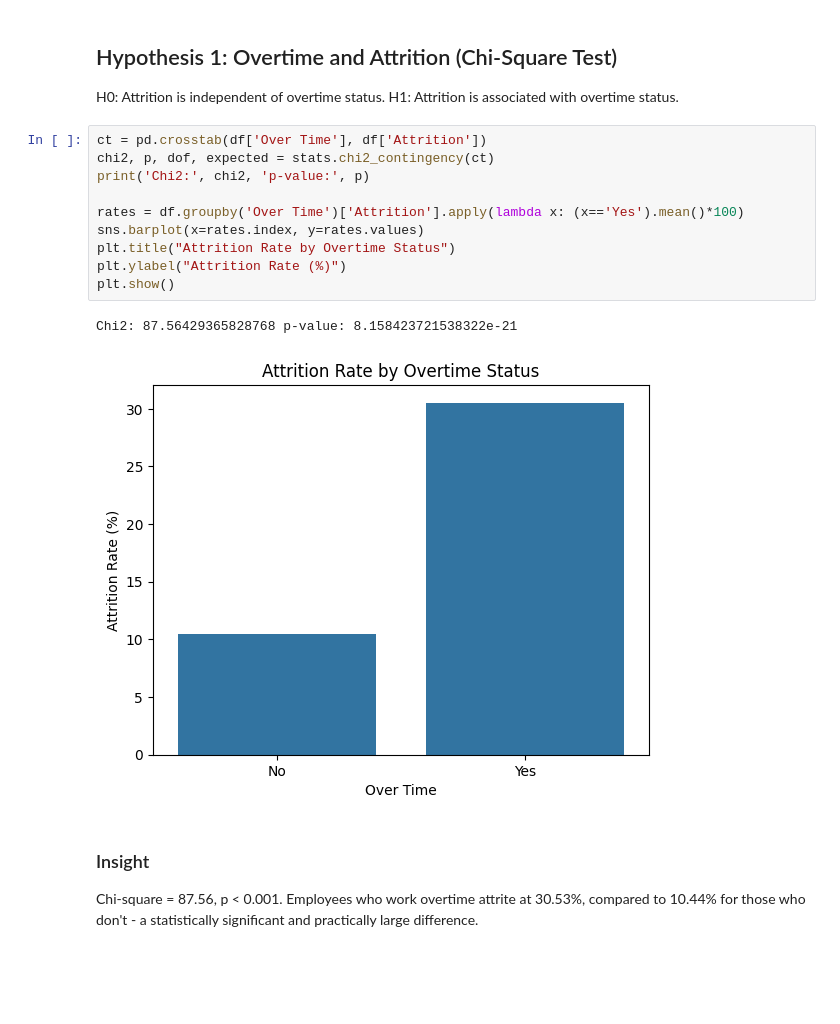
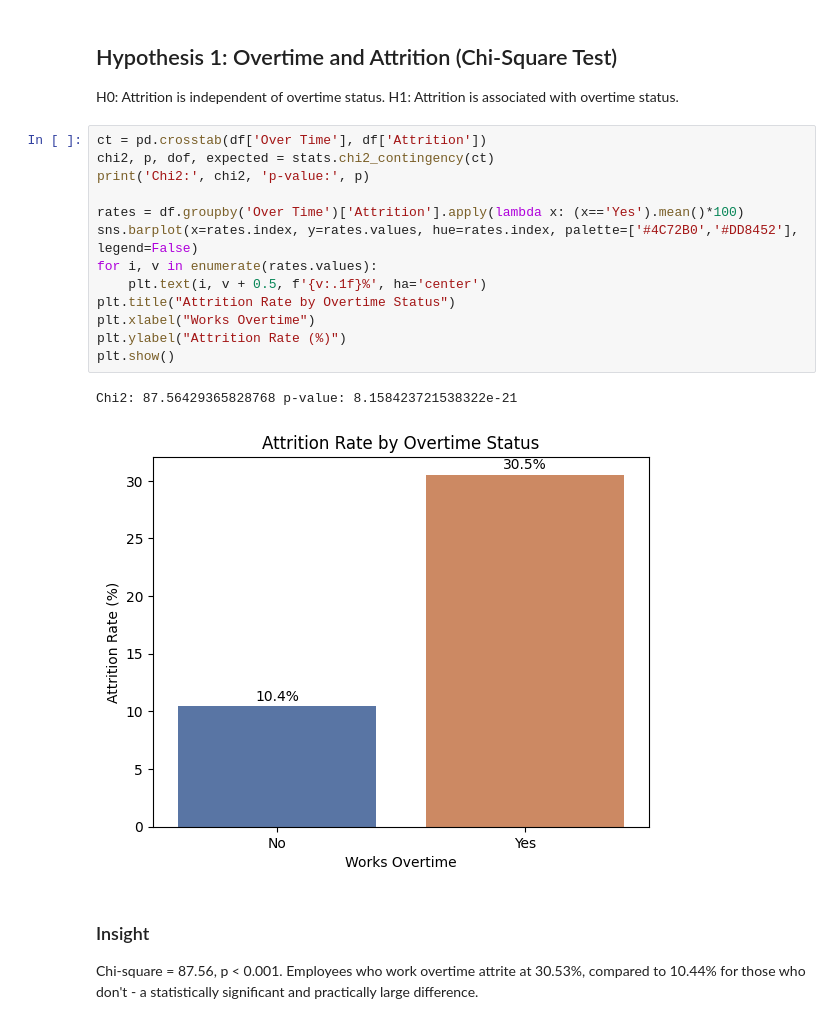
Before and after one commit to dishitak813/HR-Analytics-Tableau, a Jupyter notebook: hr_attrition_analysis.ipynb, the cells around one changed output. Drawn from its saved outputs; the diff is of its cells as text; blank space fills up the shorter version.

```diff
--- a/hr_attrition_analysis.ipynb
+++ b/hr_attrition_analysis.ipynb
@@ -28,16 +28,19 @@ H1: Attrition is associated with overtime status.
 # %%
 ct = pd.crosstab(df['Over Time'], df['Attrition'])
 chi2, p, dof, expected = stats.chi2_contingency(ct)
 print('Chi2:', chi2, 'p-value:', p)
 
 rates = df.groupby('Over Time')['Attrition'].apply(lambda x: (x=='Yes').mean()*100)
-sns.barplot(x=rates.index, y=rates.values)
+sns.barplot(x=rates.index, y=rates.values, hue=rates.index, palette=['#4C72B0','#DD8452'], legend=False)
+for i, v in enumerate(rates.values):
+    plt.text(i, v + 0.5, f'{v:.1f}%', ha='center')
 plt.title("Attrition Rate by Overtime Status")
+plt.xlabel("Works Overtime")
 plt.ylabel("Attrition Rate (%)")
 plt.show()
 # %% [output]
 Chi2: 87.56429365828768 p-value: 8.158423721538322e-21
-[figure, old version]
+[figure, new version]
 # %% [markdown]
 ### Insight
 Chi-square = 87.56, p < 0.001. Employees who work overtime attrite at 30.53%, compared to 10.44% for those who don't - a statistically significant and practically large difference.
```
Also changed, not shown: parts of 2 cells of this notebook.
